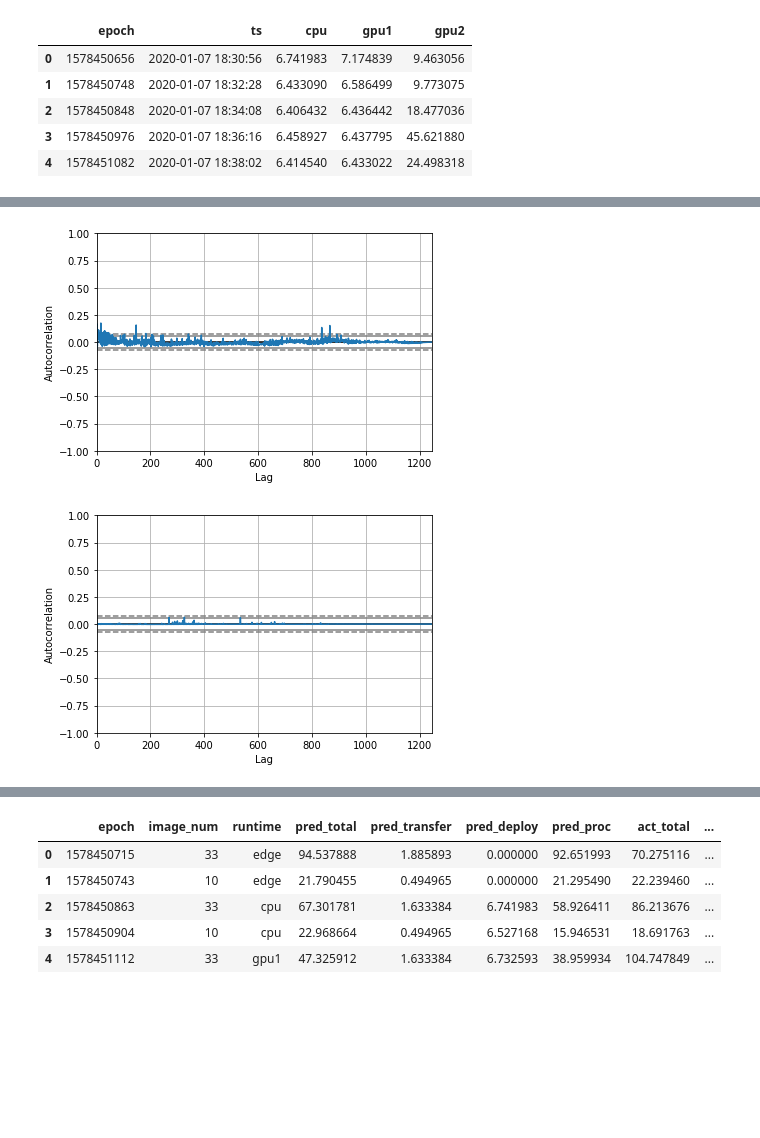
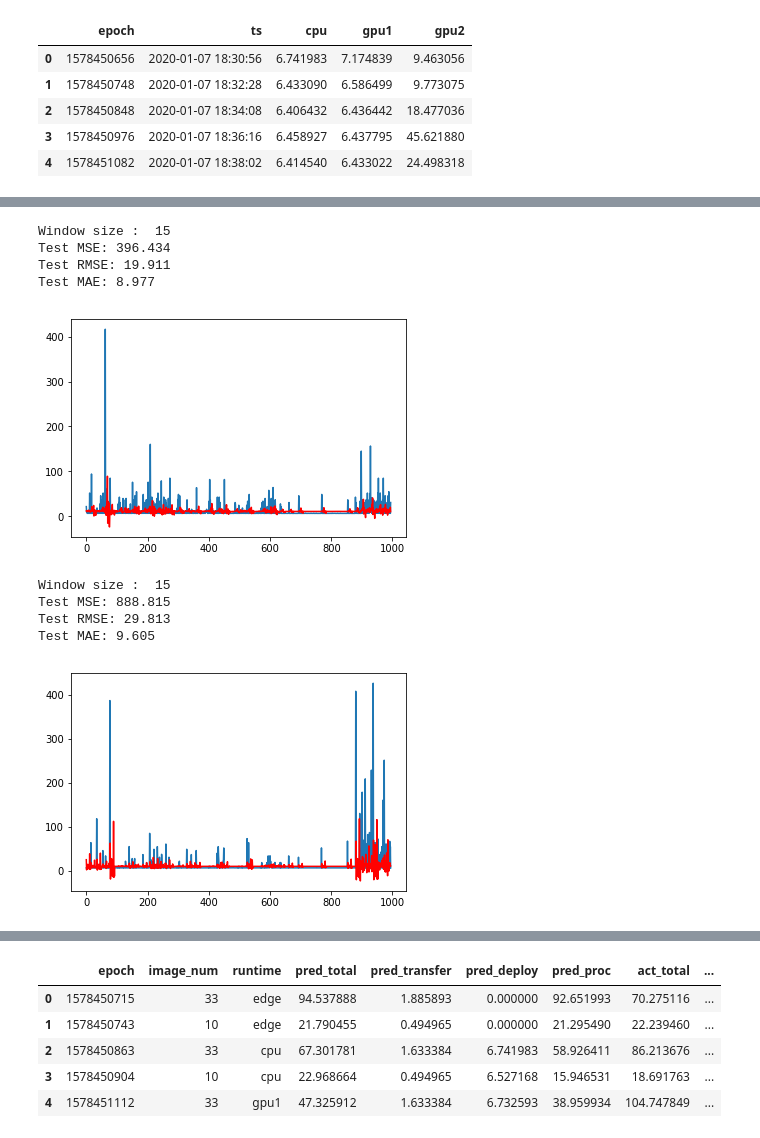
Before and after one commit to Heronalps/STOIC, a Jupyter notebook: jupyter/Time_Series_Error_Analysis.ipynb, the cells around one changed output, grey strips where cells are left out. Saved outputs shown, nothing was run; the diff lists cells and outputs as text; code cells hidden in the pictures; blank space fills up the shorter version.

```diff
--- a/jupyter/Time_Series_Error_Analysis.ipynb
+++ b/jupyter/Time_Series_Error_Analysis.ipynb
@@ -26,9 +82,58 @@ def autoregress(runtime):
+# %%
+def autoregress(runtime, test_percent):
+    df_runtime_deploy = df_deploy[['ts', runtime]].set_index('ts')[runtime]
+    # split dataset
+    X = df_runtime_deploy.values
+    test_len = round(len(X) * test_percent)
+    train, test = X[1:len(X)-test_len], X[len(X)-test_len:]
+    # train autoregression
+    model = AR(train)
+    model_fit = model.fit()
+    # The optimal lag is selectd from training process
+    window = model_fit.k_ar
+    print ("Window size : ", window)
+    coef = model_fit.params
+    # History is the last lag observations
+    history = train[len(train)-window:]
+    # convert from ndarray to list
+    history = [history[i] for i in range(len(history))]
+    predictions = list()
+    for t in range(len(test)):
+        length = len(history)
+
+        lag = [history[i] for i in range(length-window,length)]
+        yhat = coef[0]
+        for d in range(window):
+            yhat += coef[d+1] * lag[window-d-1]
+        obs = test[t]
+        predictions.append(yhat)
+
+        # history is dynamically updated.
+        history.append(obs)
+        # print('predicted=%f, expected=%f' % (yhat, obs))
+    mse = mean_squared_error(test, predictions)
+    mae = mean_absolute_error(test, predictions)
+    print('Test MSE: %.3f' % mse)
+    print ('Test RMSE: %.3f' % mse**(0.5))
+    print('Test MAE: %.3f' % mae)
+    # plot
+    plt.plot(test)
+    plt.plot(predictions, color='red')
+    plt.show()
 # %%
-autoregress('cpu')
+autoregress('cpu', 0.8)
 # %% [output]
+Window size :  15
+Test MSE: 396.434
+Test RMSE: 19.911
+Test MAE: 8.977
-[figure, old version]
+[figure, new version]
 # %%
-autoregress('gpu1')
+autoregress('gpu1', 0.8)
 # %% [output]
+Window size :  15
+Test MSE: 888.815
+Test RMSE: 29.813
+Test MAE: 9.605
-[figure, old version]
+[figure, new version]
 # %%
```
Also changed, not shown: parts of 39 cells of this notebook, 2 other files.
